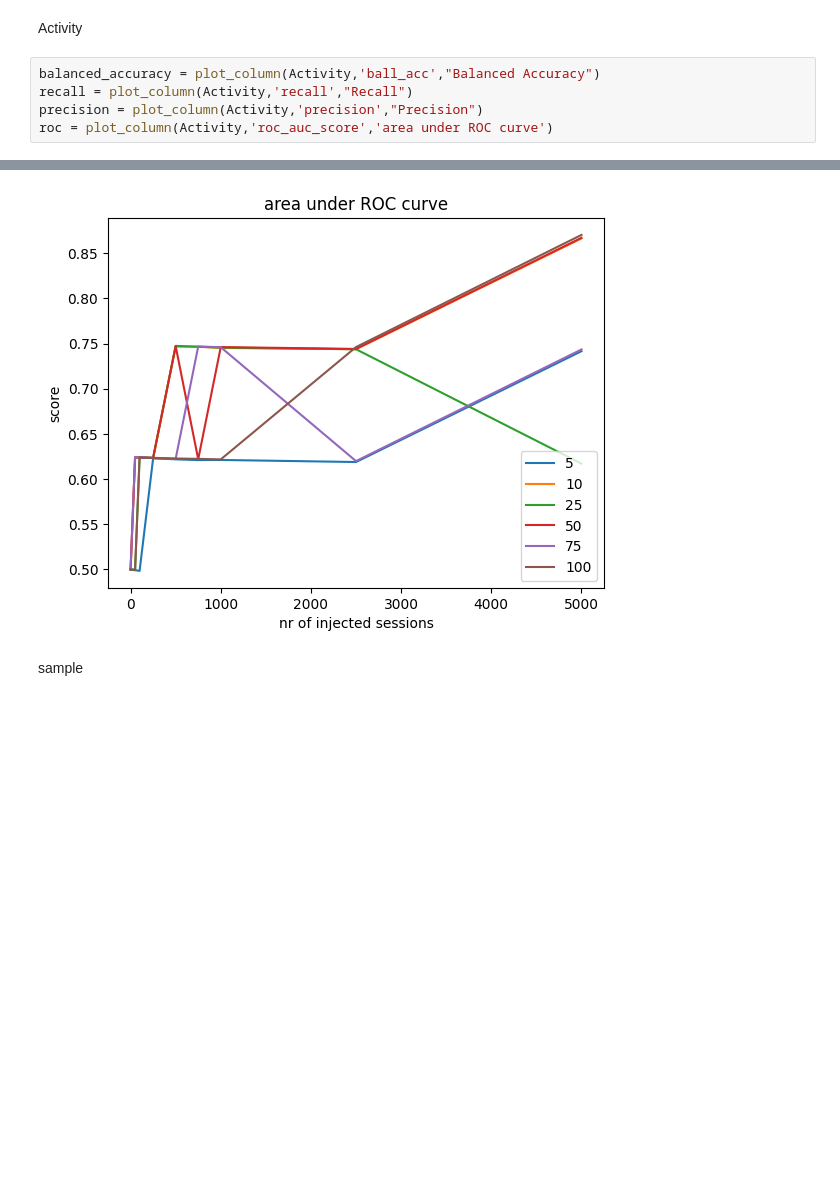
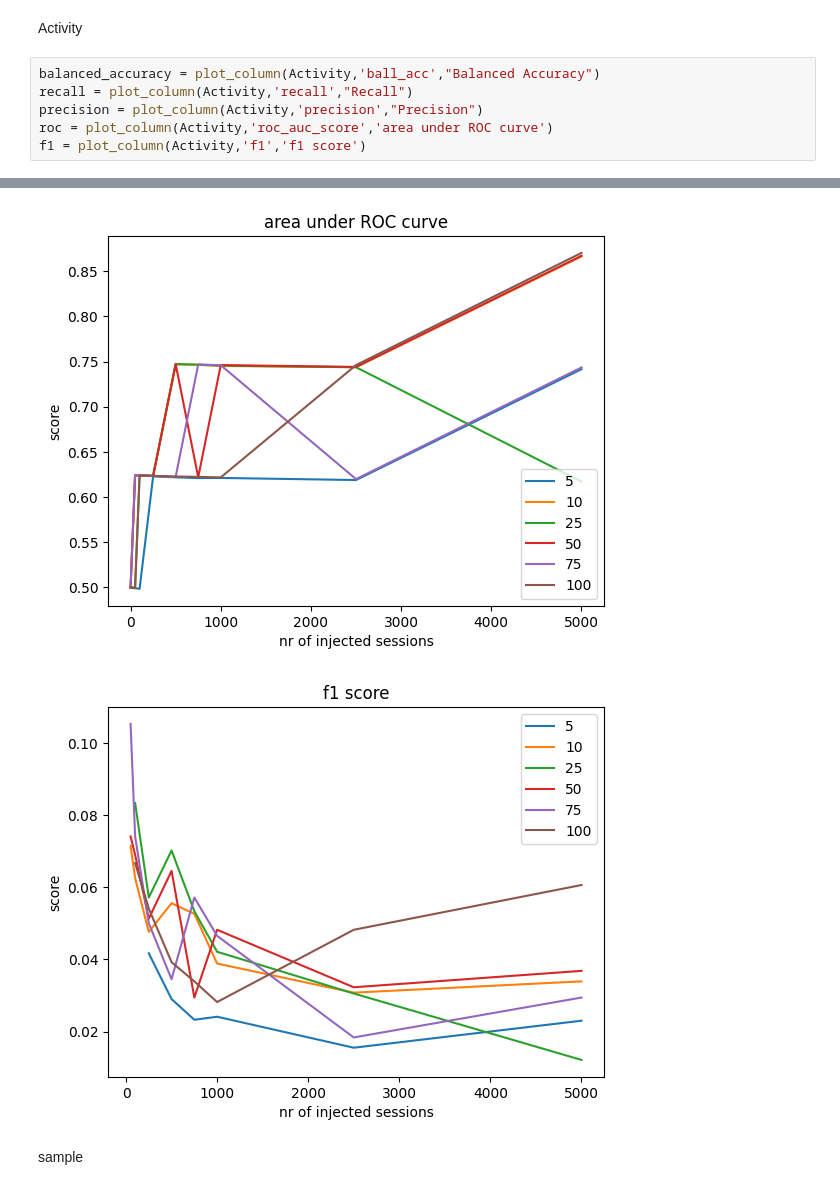
Before and after one commit to kaspergff/Thesis_anomaly_generation, a Jupyter notebook: Skipping/results.ipynb, the cells around one changed output, grey strips where cells are left out. Saved outputs shown, nothing was run; the diff lists cells and outputs as text; blank space fills up the shorter version.

```diff
--- a/Skipping/results.ipynb
+++ b/Skipping/results.ipynb
@@ -69,13 +92,15 @@ Activity
 # %%
 balanced_accuracy = plot_column(Activity,'ball_acc',"Balanced Accuracy")
 recall = plot_column(Activity,'recall',"Recall")
 precision = plot_column(Activity,'precision',"Precision")
 roc = plot_column(Activity,'roc_auc_score','area under ROC curve')
+f1 = plot_column(Activity,'f1','f1 score')
 # %% [output]
 [figure]
 [figure]
 [figure]
 [figure]
+[figure, added]
 # %% [markdown]
 sample
 # %%
```
Also changed, not shown: parts of 6 cells of this notebook, 32 other files.
